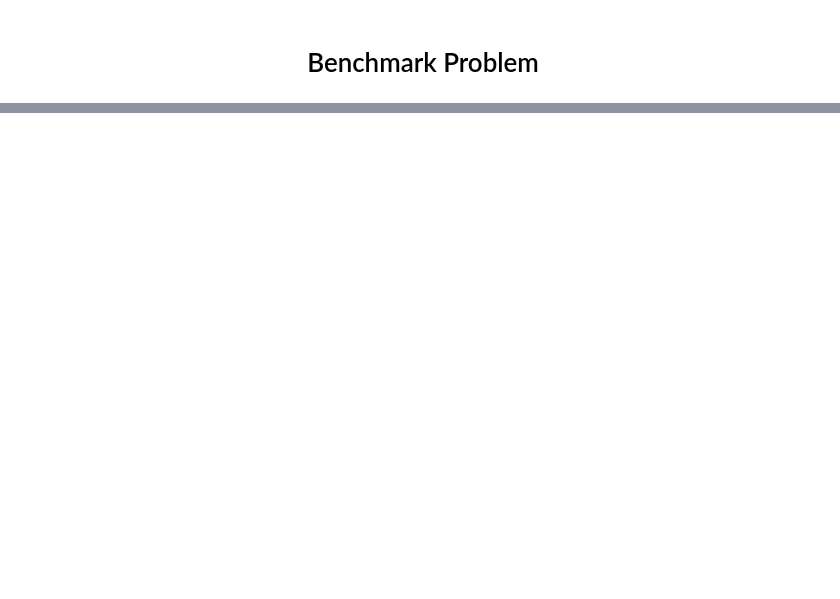
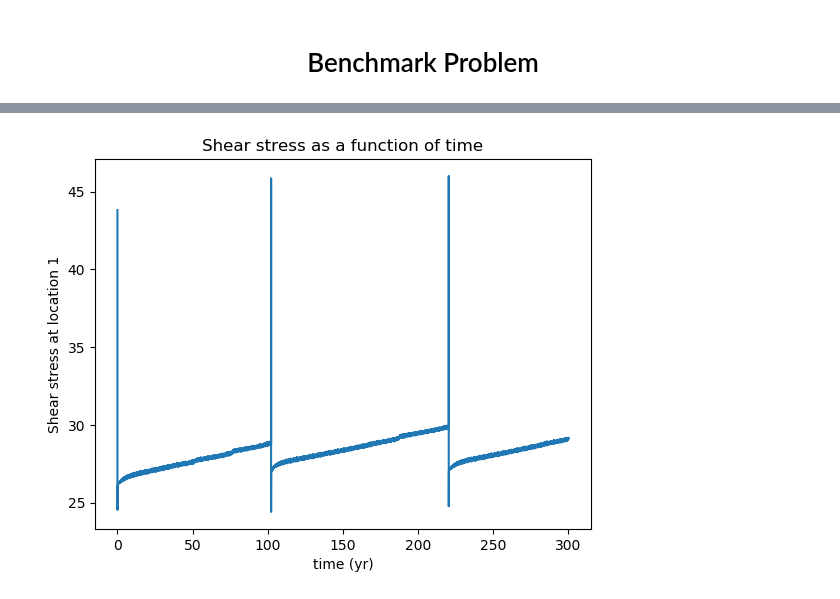
Before and after one commit to thehalfspace/JuliaSEM, a Jupyter notebook: SimulationRun.ipynb, the cells around one changed output, grey strips where cells are left out. Cells and saved outputs as stored; diff of their text form; code cells hidden in the pictures; blank space fills up the shorter version.

```diff
--- a/SimulationRun.ipynb
+++ b/SimulationRun.ipynb
@@ -20,0 +51,4 @@ include("plots.jl")
+# %%
+stressPlot(Stress, time_, yr2sec)
+# %% [output]
+[figure, added]
```
Also changed, not shown: parts of 9 cells of this notebook, 4 other files.
